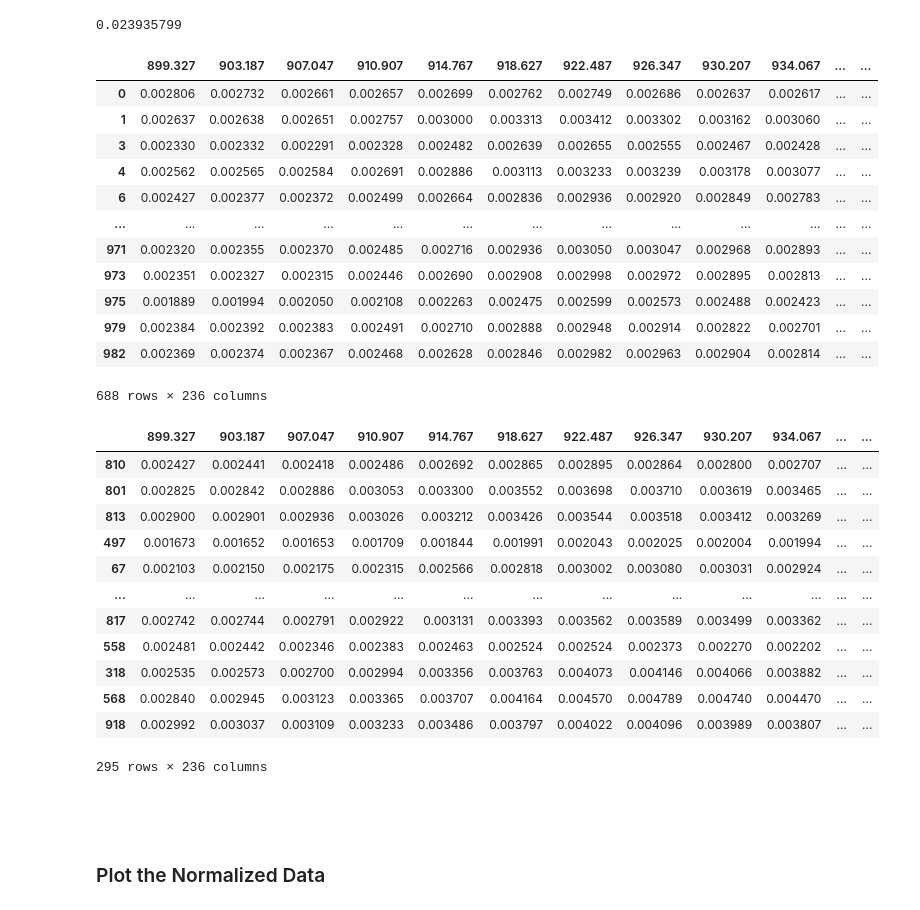
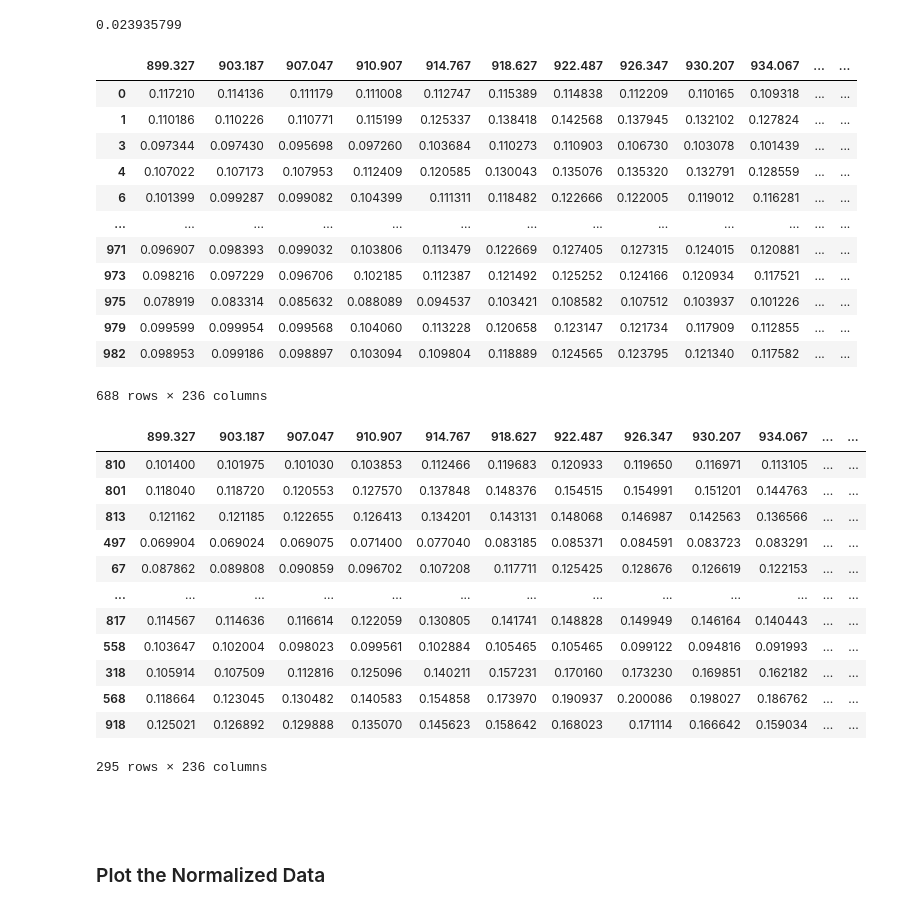
Before and after one commit to cogsci2/Validating-Strawberry-Puree-by-Spectral-Analysis, a Jupyter notebook: Strawberry Spectral Analysis.ipynb, the cells around one changed output. Saved outputs shown, nothing was run; the diff lists cells and outputs as text; code cells hidden in the pictures.

```diff
--- a/Strawberry Spectral Analysis.ipynb
+++ b/Strawberry Spectral Analysis.ipynb
@@ -62,6 +62,6 @@ df.head()
 # %%
-# isolate the wavelengths into a new variable
-wavelengths = df.iloc[:,0]
+# isolate the wavenumbers into a new variable
+wavenumbers = df.iloc[:,0]
 # %%
 # remove "Wavenumbers" from the original df prior to Transposing
 df.drop(labels='Wavenumbers', axis=1, inplace=True)
@@ -84,6 +84,6 @@ df = df.iloc[:,1:].join(df.iloc[:,0])
 # %%
-# convert the wavelengths to columns and round them down to 3 decimal places
-cols = [ round(f, 3) for f in wavelengths.to_list() ]
+# convert the wavenumbers to columns and round them down to 3 decimal places
+cols = [ round(f, 3) for f in wavenumbers.to_list() ]
 
 # add the final column name 'Outcome' to the list and set the df columns
 cols.append('Outcome')
@@ -219,44 +219,44 @@ maxval
 0.023935799
 # %%
 # Normalize the training set against the maxval and add the output variable back in
-# dft_norm = dft.iloc[:, :-1] / maxval
-# dft_norm = dft_norm.join(dft.iloc[:, -1])
-dft_norm=dft
+dft_norm = dft.iloc[:, :-1] / maxval
+dft_norm = dft_norm.join(dft.iloc[:, -1])
+
 dft_norm
 # %% [output]
 |  | 899.327 | 903.187 | 907.047 | 910.907 | 914.767 | 918.627 | 922.487 | 926.347 | 930.207 | 934.067 | ... | ... |
-| 0 | 0.002806 | 0.002732 | 0.002661 | 0.002657 | 0.002699 | 0.002762 | 0.002749 | 0.002686 | 0.002637 | 0.002617 | ... | ... |
-| 1 | 0.002637 | 0.002638 | 0.002651 | 0.002757 | 0.003000 | 0.003313 | 0.003412 | 0.003302 | 0.003162 | 0.003060 | ... | ... |
-| 3 | 0.002330 | 0.002332 | 0.002291 | 0.002328 | 0.002482 | 0.002639 | 0.002655 | 0.002555 | 0.002467 | 0.002428 | ... | ... |
-| 4 | 0.002562 | 0.002565 | 0.002584 | 0.002691 | 0.002886 | 0.003113 | 0.003233 | 0.003239 | 0.003178 | 0.003077 | ... | ... |
-| 6 | 0.002427 | 0.002377 | 0.002372 | 0.002499 | 0.002664 | 0.002836 | 0.002936 | 0.002920 | 0.002849 | 0.002783 | ... | ... |
+| 0 | 0.117210 | 0.114136 | 0.111179 | 0.111008 | 0.112747 | 0.115389 | 0.114838 | 0.112209 | 0.110165 | 0.109318 | ... | ... |
+| 1 | 0.110186 | 0.110226 | 0.110771 | 0.115199 | 0.125337 | 0.138418 | 0.142568 | 0.137945 | 0.132102 | 0.127824 | ... | ... |
+| 3 | 0.097344 | 0.097430 | 0.095698 | 0.097260 | 0.103684 | 0.110273 | 0.110903 | 0.106730 | 0.103078 | 0.101439 | ... | ... |
+| 4 | 0.107022 | 0.107173 | 0.107953 | 0.112409 | 0.120585 | 0.130043 | 0.135076 | 0.135320 | 0.132791 | 0.128559 | ... | ... |
+| 6 | 0.101399 | 0.099287 | 0.099082 | 0.104399 | 0.111311 | 0.118482 | 0.122666 | 0.122005 | 0.119012 | 0.116281 | ... | ... |
 | ... | ... | ... | ... | ... | ... | ... | ... | ... | ... | ... | ... | ... |
-| 971 | 0.002320 | 0.002355 | 0.002370 | 0.002485 | 0.002716 | 0.002936 | 0.003050 | 0.003047 | 0.002968 | 0.002893 | ... | ... |
-| 973 | 0.002351 | 0.002327 | 0.002315 | 0.002446 | 0.002690 | 0.002908 | 0.002998 | 0.002972 | 0.002895 | 0.002813 | ... | ... |
-| 975 | 0.001889 | 0.001994 | 0.002050 | 0.002108 | 0.002263 | 0.002475 | 0.002599 | 0.002573 | 0.002488 | 0.002423 | ... | ... |
-| 979 | 0.002384 | 0.002392 | 0.002383 | 0.002491 | 0.002710 | 0.002888 | 0.002948 | 0.002914 | 0.002822 | 0.002701 | ... | ... |
-| 982 | 0.002369 | 0.002374 | 0.002367 | 0.002468 | 0.002628 | 0.002846 | 0.002982 | 0.002963 | 0.002904 | 0.002814 | ... | ... |
+| 971 | 0.096907 | 0.098393 | 0.099032 | 0.103806 | 0.113479 | 0.122669 | 0.127405 | 0.127315 | 0.124015 | 0.120881 | ... | ... |
+| 973 | 0.098216 | 0.097229 | 0.096706 | 0.102185 | 0.112387 | 0.121492 | 0.125252 | 0.124166 | 0.120934 | 0.117521 | ... | ... |
+| 975 | 0.078919 | 0.083314 | 0.085632 | 0.088089 | 0.094537 | 0.103421 | 0.108582 | 0.107512 | 0.103937 | 0.101226 | ... | ... |
+| 979 | 0.099599 | 0.099954 | 0.099568 | 0.104060 | 0.113228 | 0.120658 | 0.123147 | 0.121734 | 0.117909 | 0.112855 | ... | ... |
+| 982 | 0.098953 | 0.099186 | 0.098897 | 0.103094 | 0.109804 | 0.118889 | 0.124565 | 0.123795 | 0.121340 | 0.117582 | ... | ... |
 688 rows × 236 columns
 # %%
 # Normalize the validation set against the maxval and add the output variable back in
 # We use the same maxval of the training set to avoid peeking into the future
-# dfv_norm = dfv.iloc[:, :-1] / maxval
-# dfv_norm = dfv_norm.join(dfv.iloc[:, -1])
-dfv_norm = dfv
+dfv_norm = dfv.iloc[:, :-1] / maxval
+dfv_norm = dfv_norm.join(dfv.iloc[:, -1])
+
 dfv_norm
 # %% [output]
 |  | 899.327 | 903.187 | 907.047 | 910.907 | 914.767 | 918.627 | 922.487 | 926.347 | 930.207 | 934.067 | ... | ... |
-| 810 | 0.002427 | 0.002441 | 0.002418 | 0.002486 | 0.002692 | 0.002865 | 0.002895 | 0.002864 | 0.002800 | 0.002707 | ... | ... |
-| 801 | 0.002825 | 0.002842 | 0.002886 | 0.003053 | 0.003300 | 0.003552 | 0.003698 | 0.003710 | 0.003619 | 0.003465 | ... | ... |
-| 813 | 0.002900 | 0.002901 | 0.002936 | 0.003026 | 0.003212 | 0.003426 | 0.003544 | 0.003518 | 0.003412 | 0.003269 | ... | ... |
-| 497 | 0.001673 | 0.001652 | 0.001653 | 0.001709 | 0.001844 | 0.001991 | 0.002043 | 0.002025 | 0.002004 | 0.001994 | ... | ... |
-| 67 | 0.002103 | 0.002150 | 0.002175 | 0.002315 | 0.002566 | 0.002818 | 0.003002 | 0.003080 | 0.003031 | 0.002924 | ... | ... |
+| 810 | 0.101400 | 0.101975 | 0.101030 | 0.103853 | 0.112466 | 0.119683 | 0.120933 | 0.119650 | 0.116971 | 0.113105 | ... | ... |
+| 801 | 0.118040 | 0.118720 | 0.120553 | 0.127570 | 0.137848 | 0.148376 | 0.154515 | 0.154991 | 0.151201 | 0.144763 | ... | ... |
+| 813 | 0.121162 | 0.121185 | 0.122655 | 0.126413 | 0.134201 | 0.143131 | 0.148068 | 0.146987 | 0.142563 | 0.136566 | ... | ... |
+| 497 | 0.069904 | 0.069024 | 0.069075 | 0.071400 | 0.077040 | 0.083185 | 0.085371 | 0.084591 | 0.083723 | 0.083291 | ... | ... |
+| 67 | 0.087862 | 0.089808 | 0.090859 | 0.096702 | 0.107208 | 0.117711 | 0.125425 | 0.128676 | 0.126619 | 0.122153 | ... | ... |
 | ... | ... | ... | ... | ... | ... | ... | ... | ... | ... | ... | ... | ... |
-| 817 | 0.002742 | 0.002744 | 0.002791 | 0.002922 | 0.003131 | 0.003393 | 0.003562 | 0.003589 | 0.003499 | 0.003362 | ... | ... |
-| 558 | 0.002481 | 0.002442 | 0.002346 | 0.002383 | 0.002463 | 0.002524 | 0.002524 | 0.002373 | 0.002270 | 0.002202 | ... | ... |
-| 318 | 0.002535 | 0.002573 | 0.002700 | 0.002994 | 0.003356 | 0.003763 | 0.004073 | 0.004146 | 0.004066 | 0.003882 | ... | ... |
-| 568 | 0.002840 | 0.002945 | 0.003123 | 0.003365 | 0.003707 | 0.004164 | 0.004570 | 0.004789 | 0.004740 | 0.004470 | ... | ... |
-| 918 | 0.002992 | 0.003037 | 0.003109 | 0.003233 | 0.003486 | 0.003797 | 0.004022 | 0.004096 | 0.003989 | 0.003807 | ... | ... |
+| 817 | 0.114567 | 0.114636 | 0.116614 | 0.122059 | 0.130805 | 0.141741 | 0.148828 | 0.149949 | 0.146164 | 0.140443 | ... | ... |
+| 558 | 0.103647 | 0.102004 | 0.098023 | 0.099561 | 0.102884 | 0.105465 | 0.105465 | 0.099122 | 0.094816 | 0.091993 | ... | ... |
+| 318 | 0.105914 | 0.107509 | 0.112816 | 0.125096 | 0.140211 | 0.157231 | 0.170160 | 0.173230 | 0.169851 | 0.162182 | ... | ... |
+| 568 | 0.118664 | 0.123045 | 0.130482 | 0.140583 | 0.154858 | 0.173970 | 0.190937 | 0.200086 | 0.198027 | 0.186762 | ... | ... |
+| 918 | 0.125021 | 0.126892 | 0.129888 | 0.135070 | 0.145623 | 0.158642 | 0.168023 | 0.171114 | 0.166642 | 0.159034 | ... | ... |
 295 rows × 236 columns
 # %% [markdown]
 <br>
```
Also changed, not shown: parts of 15 cells of this notebook.
